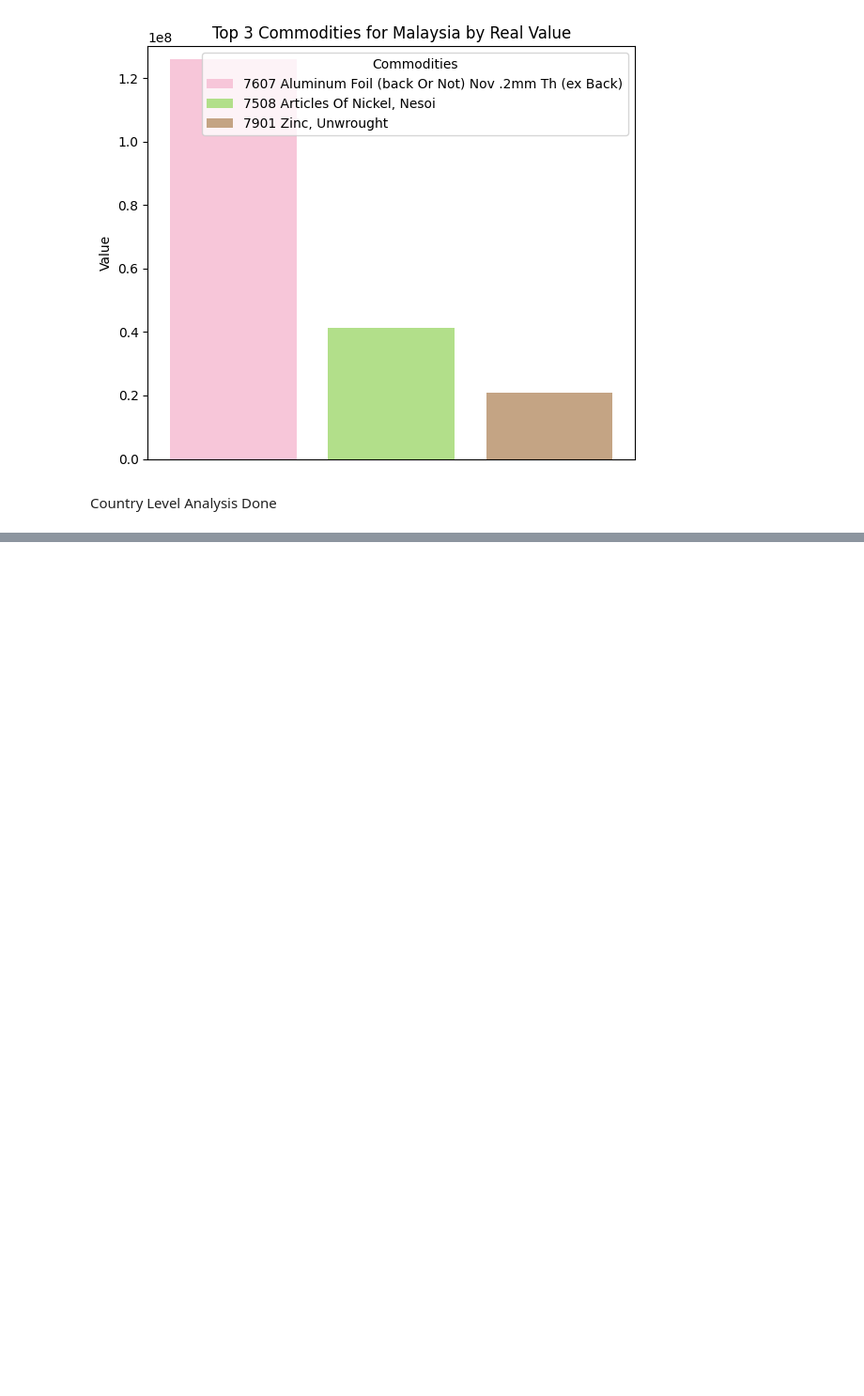
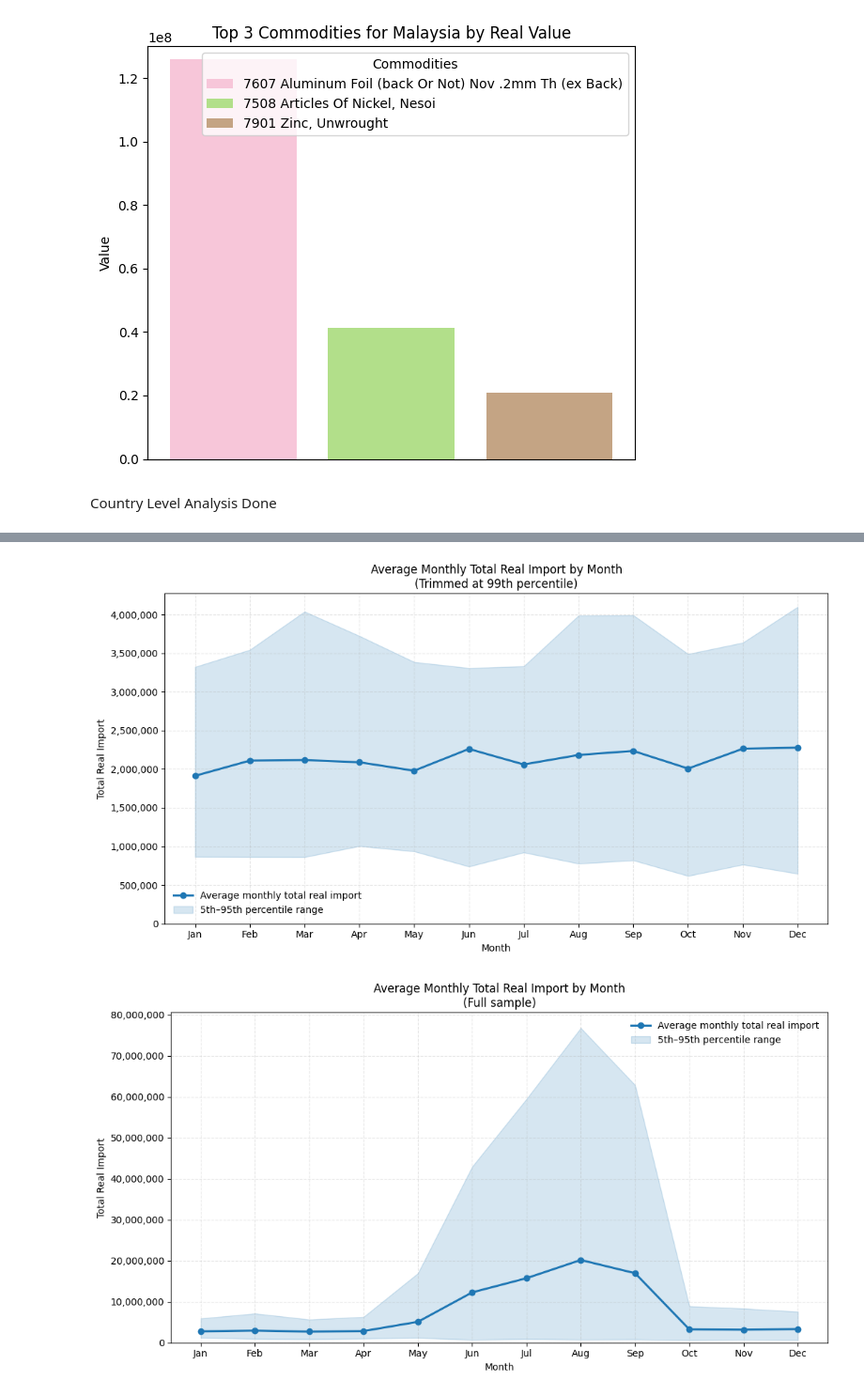
Before and after one commit to rutvikarnik5/Seed2s-Reveal-Unified-Methodology, a Jupyter notebook: Retrospective Team/EDA.ipynb, the cells around one changed output, grey strips where cells are left out. Shown at 94% size. Drawn from its saved outputs; the diff is of its cells as text; code cells hidden in the pictures; blank space fills up the shorter version.

```diff
--- a/Retrospective Team/EDA.ipynb
+++ b/Retrospective Team/EDA.ipynb
@@ -213,0 +218,80 @@ Country Level Analysis Done
+# %%
+thresholds = [0.99, 1.0]
+
+month_labels = ['Jan', 'Feb', 'Mar', 'Apr', 'May', 'Jun',
+                'Jul', 'Aug', 'Sep', 'Oct', 'Nov', 'Dec']
+
+label_map = {
+    0.99: 'Trimmed at 99th percentile',
+    1.0: 'Full sample'
+}
+
+for t in thresholds:
+    # Filter out values above the chosen quantile threshold
+    cutoff = df['Real_Value'].quantile(t)
+    filtered_df = df[df['Real_Value'] <= cutoff]
+
+    # Compute total real import for each year-month
+    monthly_totals = (
+        filtered_df
+        .groupby(['Year', 'Month'], as_index=False)['Real_Value']
+        .sum()
+        .rename(columns={'Real_Value': 'monthly_total_real_import'})
+    )
+
+    # Summarize distribution across months
+    summary = (
+        monthly_totals
+        .groupby('Month')['monthly_total_real_import']
+        .agg(
+            mean='mean',
+            p05=lambda x: x.quantile(0.05),
+            p95=lambda x: x.quantile(0.95),
+            # max='max',
+            count='count'
+        )
+        .reset_index()
+        .sort_values('Month')
+    )
+
+    # Plot
+    fig, ax = plt.subplots(figsize=(11, 6))
+
+    ax.plot(
+        summary['Month'],
+        summary['mean'],
+        color='#1f77b4',
+        marker='o',
+        linewidth=2.2,
+        label='Average monthly total real import'
+    )
+
+    ax.fill_between(
+        summary['Month'],
+        summary['p05'],
+        summary['p95'],
+        color='#1f77b4',
+        alpha=0.18,
+        label='5th–95th percentile range'
+    )
+
+    ax.set_xticks(range(1, 13))
+    ax.set_xticklabels(month_labels)
+    ax.set_ylim(bottom=0)
+
+    ax.set_xlabel('Month')
+    ax.set_ylabel('Total Real Import')
+    ax.set_title(
+        'Average Monthly Total Real Import by Month\n'
+        f'({label_map[t]})'
+    )
+
+    ax.yaxis.set_major_formatter(mtick.StrMethodFormatter('{x:,.0f}'))
+    ax.grid(True, alpha=0.3, linestyle='--')
+    ax.legend(frameon=False)
+
+    plt.tight_layout()
+    plt.show()
+# %% [output]
+[figure, added]
+[figure, added]
```
Also changed, not shown: parts of 12 cells of this notebook, 1 other file.
